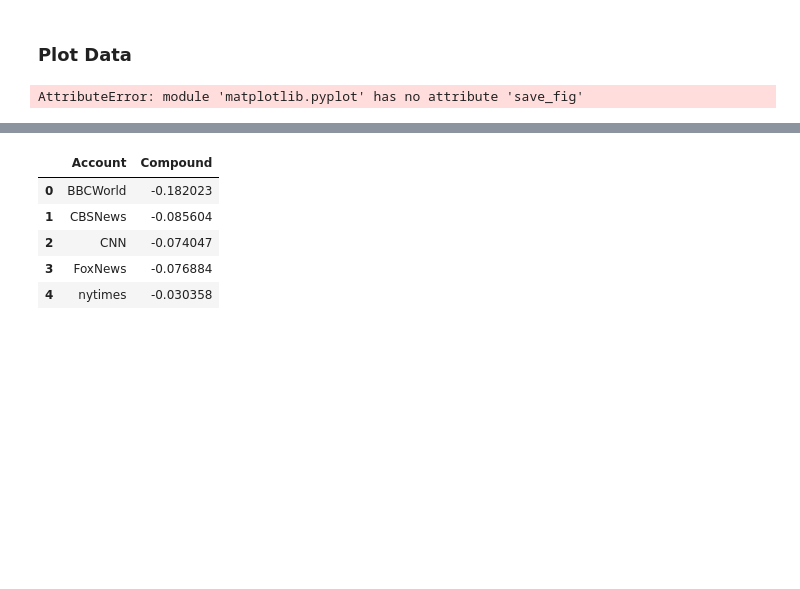
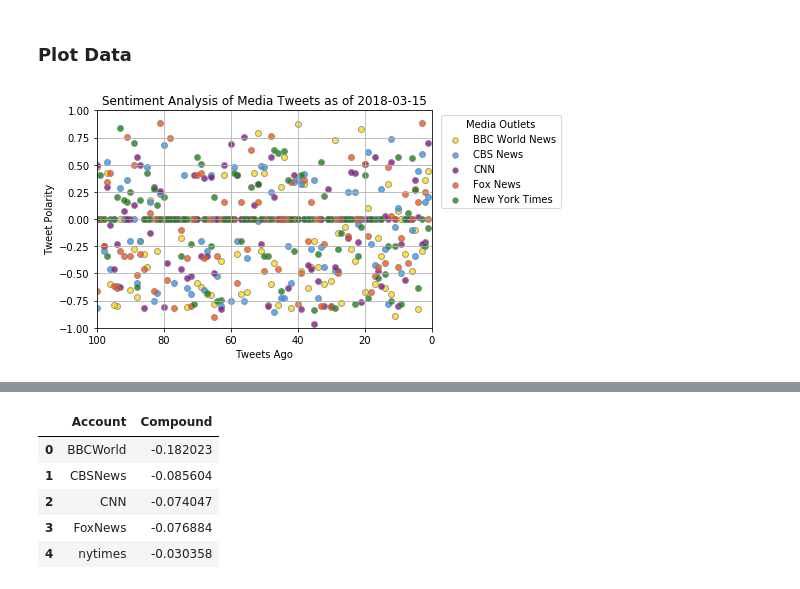
Before and after one commit to natalie-kupperman/socialmedia-challenge, a Jupyter notebook: MediaSentiment.ipynb, the cells around one changed output, grey strips where cells are left out. Drawn from its saved outputs; the diff is of its cells as text; code cells hidden in the pictures; blank space fills up the shorter version.

```diff
--- a/MediaSentiment.ipynb
+++ b/MediaSentiment.ipynb
@@ -109,35 +109,35 @@ plt.scatter(cnn_df["Tweets Ago"], cnn_df["Compound"], marker = "o",
 plt.scatter(fox_df["Tweets Ago"], fox_df["Compound"], marker = "o",
             c = "orangered", edgecolors="gray", label="Fox News",
             alpha=0.75)
 # New York Times
 plt.scatter(nyt_df["Tweets Ago"], nyt_df["Compound"], marker = "o",
             c = "green", edgecolors="gray", label="New York Times",
             alpha=0.75)
 
 
 # define plot characteristics
 
 plt.title(f"Sentiment Analysis of Media Tweets as of {analysis_date}")
 plt.xlabel("Tweets Ago")
 plt.ylabel("Tweet Polarity")
 
 plt.xlim(100, 0)
 plt.ylim(-1, 1)
 plt.grid()
 
 lgnd= plt.legend(bbox_to_anchor = (1.4, 1), loc = "upper right", scatterpoints = 1,
                  fontsize = 10, title = "Media Outlets")
 lgnd.legendHandles[0]._sizes = [30]
 lgnd.legendHandles[1]._sizes = [30]
 lgnd.legendHandles[2]._sizes = [30]
 lgnd.legendHandles[3]._sizes = [30]
 lgnd.legendHandles[4]._sizes = [30]
 
 plt.fig_size = (20,20)
-plt.save_fig(f"MediaSentimentPlot{analysis_date}.png")
+plt.savefig(f"MediaSentimentPlot{analysis_date}.png")
 plt.show()
 # %% [output]
-AttributeError: module 'matplotlib.pyplot' has no attribute 'save_fig'
+[figure, added]
 # %%
 # group data by media outlet
 groupby_media_df = sentiments_df.groupby(["Account"], as_index = False)
```
